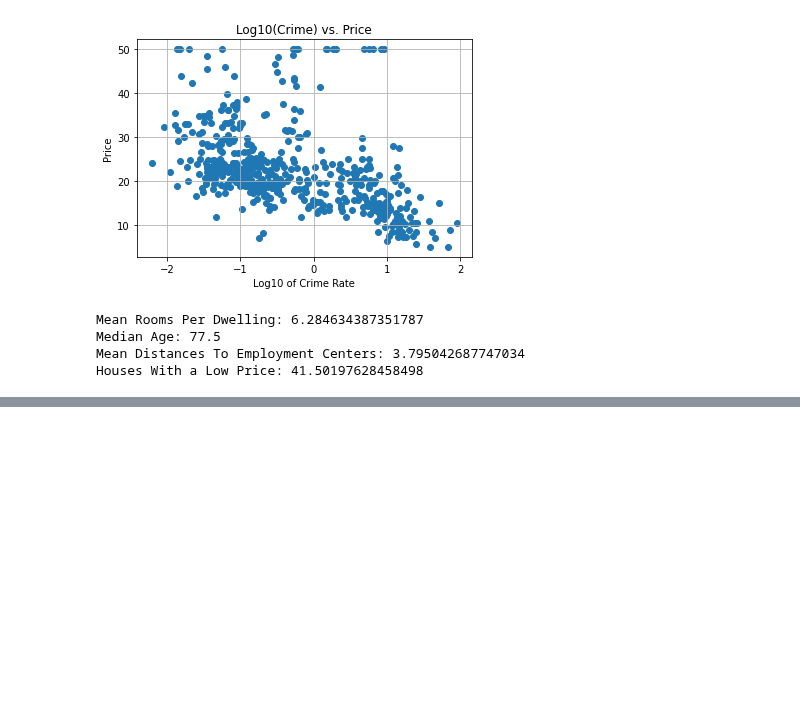
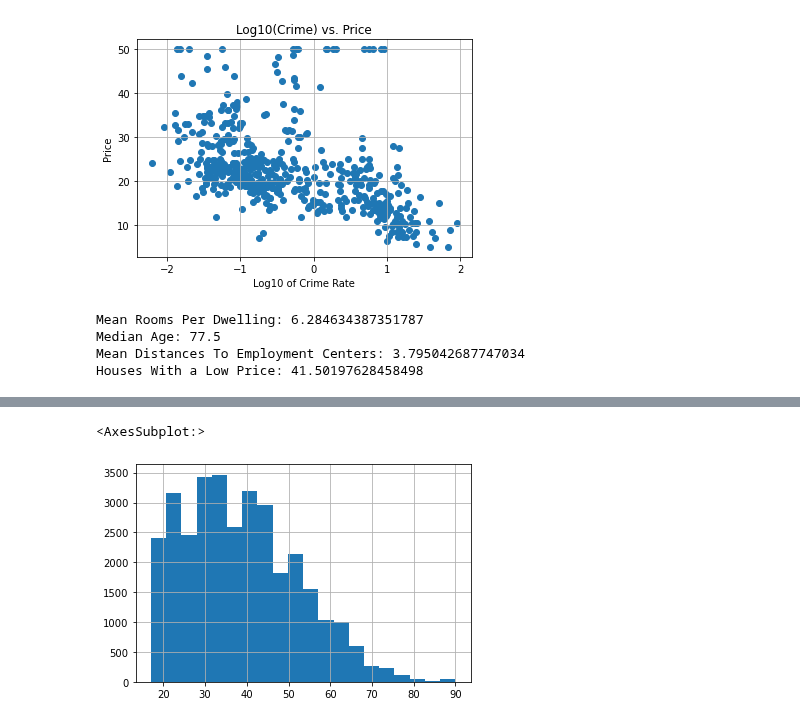
Before and after one commit to joshgreenert/Python-Projects, a Jupyter notebook: Data Preparation/Week3and4/Assignment_Week3_4_JGreenert.ipynb, the cells around one changed output, grey strips where cells are left out. Saved outputs shown, nothing was run; the diff lists cells and outputs as text; code cells hidden in the pictures; blank space fills up the shorter version.

```diff
--- a/Data Preparation/Week3and4/Assignment_Week3_4_JGreenert.ipynb
+++ b/Data Preparation/Week3and4/Assignment_Week3_4_JGreenert.ipynb
@@ -96,0 +111,15 @@ Houses With a Low Price: 41.50197628458498
+# %%
+# Create a script that will read a text file line by line.
+headers = []
+with open('adult_income_names.txt') as file:
+    for line in file:
+        file.readline()
+        name = line.split(':')[0]
+        headers.append(name)
+# %%
+# Add a name of Income to the response variable to the dataset.
+headers.append('Income')
+
+# Set the headers to the dataframe.
+df_adult_income_updated = pd.read_csv('adult_income_data.csv', names = headers)
+df_adult_income_updated.head(5)
@@ -96,0 +152,4 @@ Houses With a Low Price: 41.50197628458498
+# %%
+# Create a dataframe with only age, education, and occupation by subsetting.
+new_df = df_adult_income_updated[['age', 'education', 'occupation']]
+new_df.head(5)
@@ -96,0 +163,6 @@ Houses With a Low Price: 41.50197628458498
+# %%
+# Plot a histogram of age with a bin size of 20
+new_df['age'].hist(bins = 20)
+# %% [output]
+<AxesSubplot:>
+[figure, added]
```
Also changed, not shown: parts of 16 cells of this notebook.
